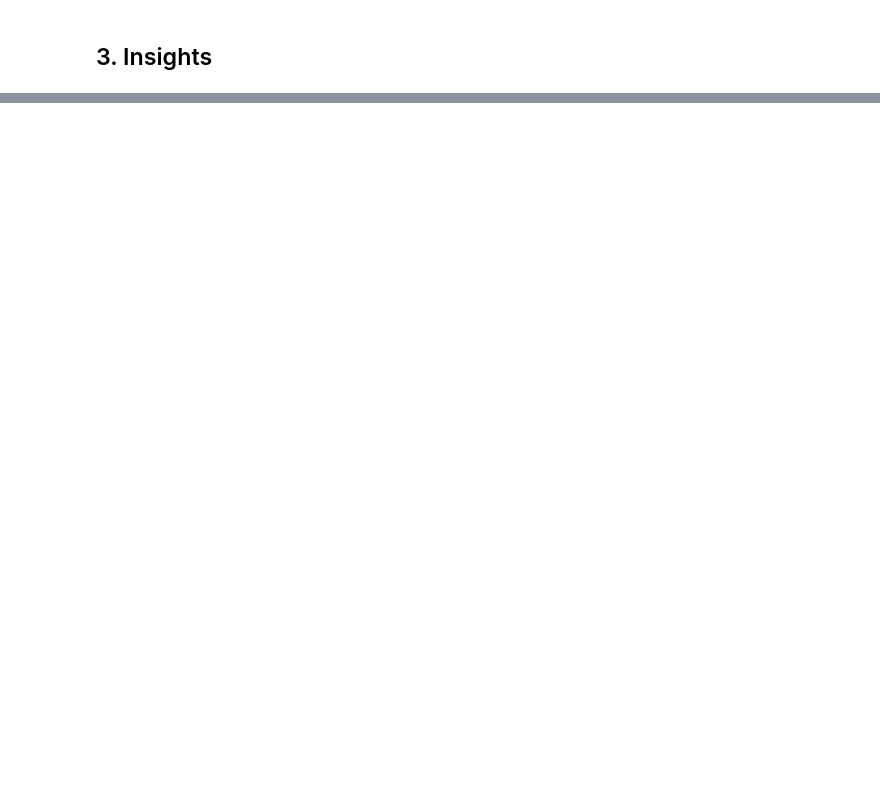
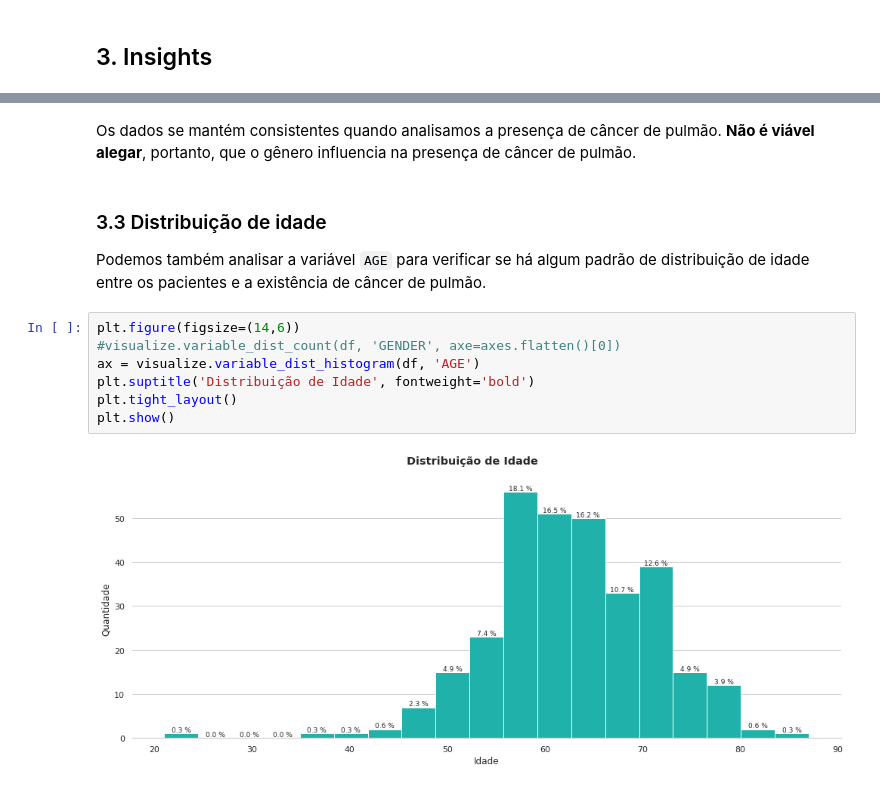
Before and after one commit to atlantico-academy/lung-cancer, a Jupyter notebook: notebooks/01-exploratory_data_analysis.ipynb, the cells around one changed output, grey strips where cells are left out. Cells and saved outputs as stored; diff of their text form; blank space fills up the shorter version.

```diff
--- a/notebooks/01-exploratory_data_analysis.ipynb
+++ b/notebooks/01-exploratory_data_analysis.ipynb
@@ -306,0 +296,15 @@ plt.show() """
+# %% [markdown]
+Os dados se mantém consistentes quando analisamos a presença de câncer de pulmão. **Não é viável alegar**, portanto, que o gênero influencia na presença de câncer de pulmão.
+# %% [markdown]
+### 3.3 Distribuição de idade
+
+Podemos também analisar a variável `AGE` para verificar se há algum padrão de distribuição de idade entre os pacientes e a existência de câncer de pulmão.
+# %%
+plt.figure(figsize=(14,6))
+#visualize.variable_dist_count(df, 'GENDER', axe=axes.flatten()[0])
+ax = visualize.variable_dist_histogram(df, 'AGE')
+plt.suptitle('Distribuição de Idade', fontweight='bold')
+plt.tight_layout()
+plt.show()
+# %% [output]
+[figure, added]
```
Also changed, not shown: parts of 47 cells of this notebook, 1 other file.
